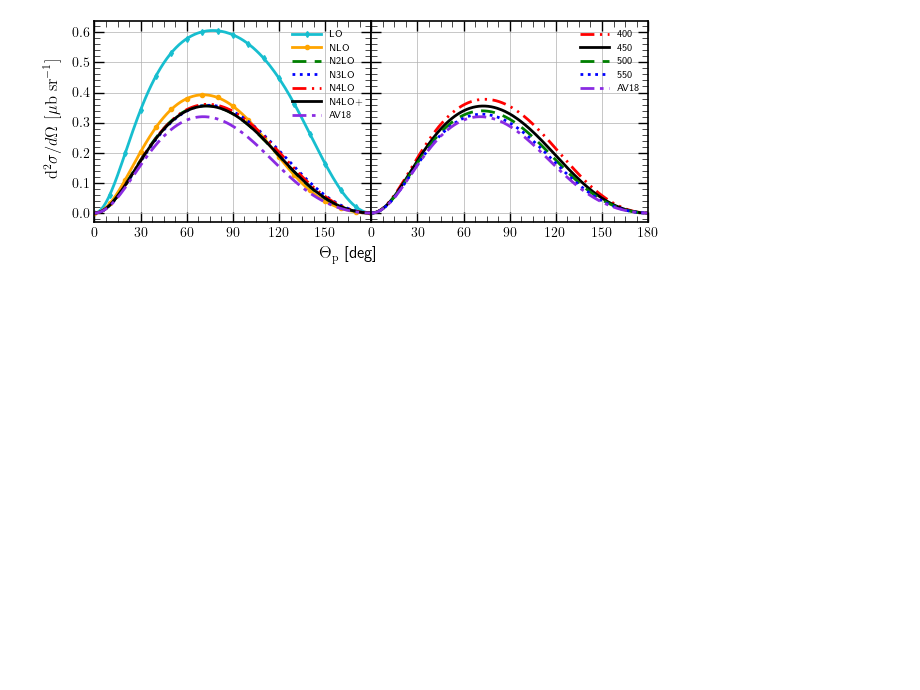
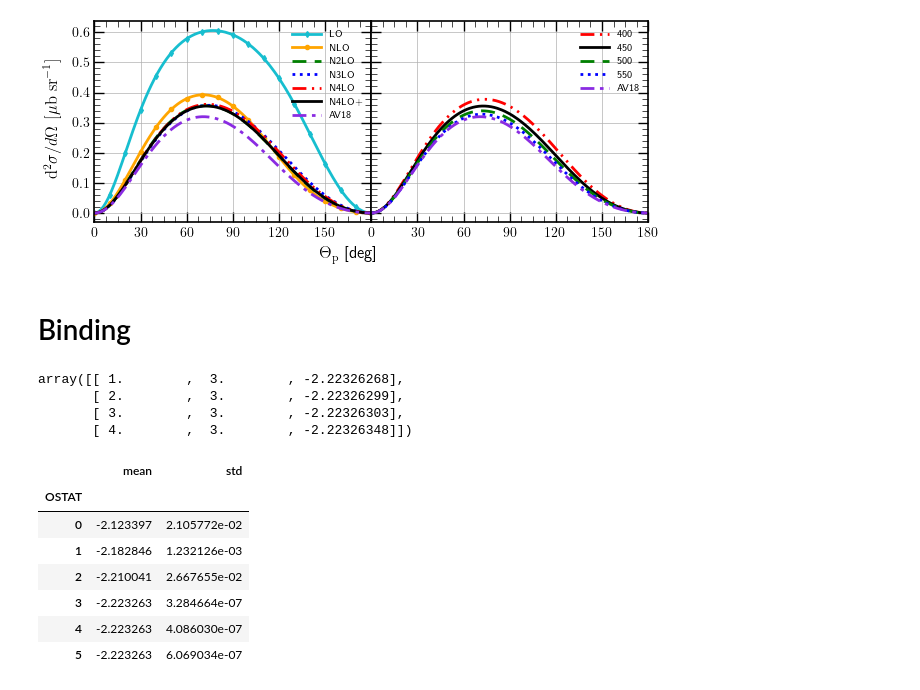
Before and after one commit to VitaliiUr/thesis, a Jupyter notebook: PlotData/figures_De.ipynb, the cells around one changed output. Saved outputs shown, nothing was run; the diff lists cells and outputs as text; code cells hidden in the pictures; blank space fills up the shorter version.

```diff
--- a/PlotData/figures_De.ipynb
+++ b/PlotData/figures_De.ipynb
@@ -894,3 +896,5 @@ fig.tight_layout()
 plt.show()
 # %% [output]
 [figure]
+# %% [markdown]
+# Binding
@@ -896,0 +904,7 @@ plt.show()
+# %%
+df_bind.iloc[12:16].values
+# %% [output]
+array([[ 1.        ,  3.        , -2.22326268],
+       [ 2.        ,  3.        , -2.22326299],
+       [ 3.        ,  3.        , -2.22326303],
+       [ 4.        ,  3.        , -2.22326348]])
@@ -896,0 +913,11 @@ plt.show()
+# %%
+df_gr
+# %% [output]
+|  | mean | std |
+| OSTAT |  |  |
+| 0 | -2.123397 | 2.105772e-02 |
+| 1 | -2.182846 | 1.232126e-03 |
+| 2 | -2.210041 | 2.667655e-02 |
+| 3 | -2.223263 | 3.284664e-07 |
+| 4 | -2.223263 | 4.086030e-07 |
+| 5 | -2.223263 | 6.069034e-07 |
```
Also changed, not shown: parts of 5 cells of this notebook, 9 other files.
